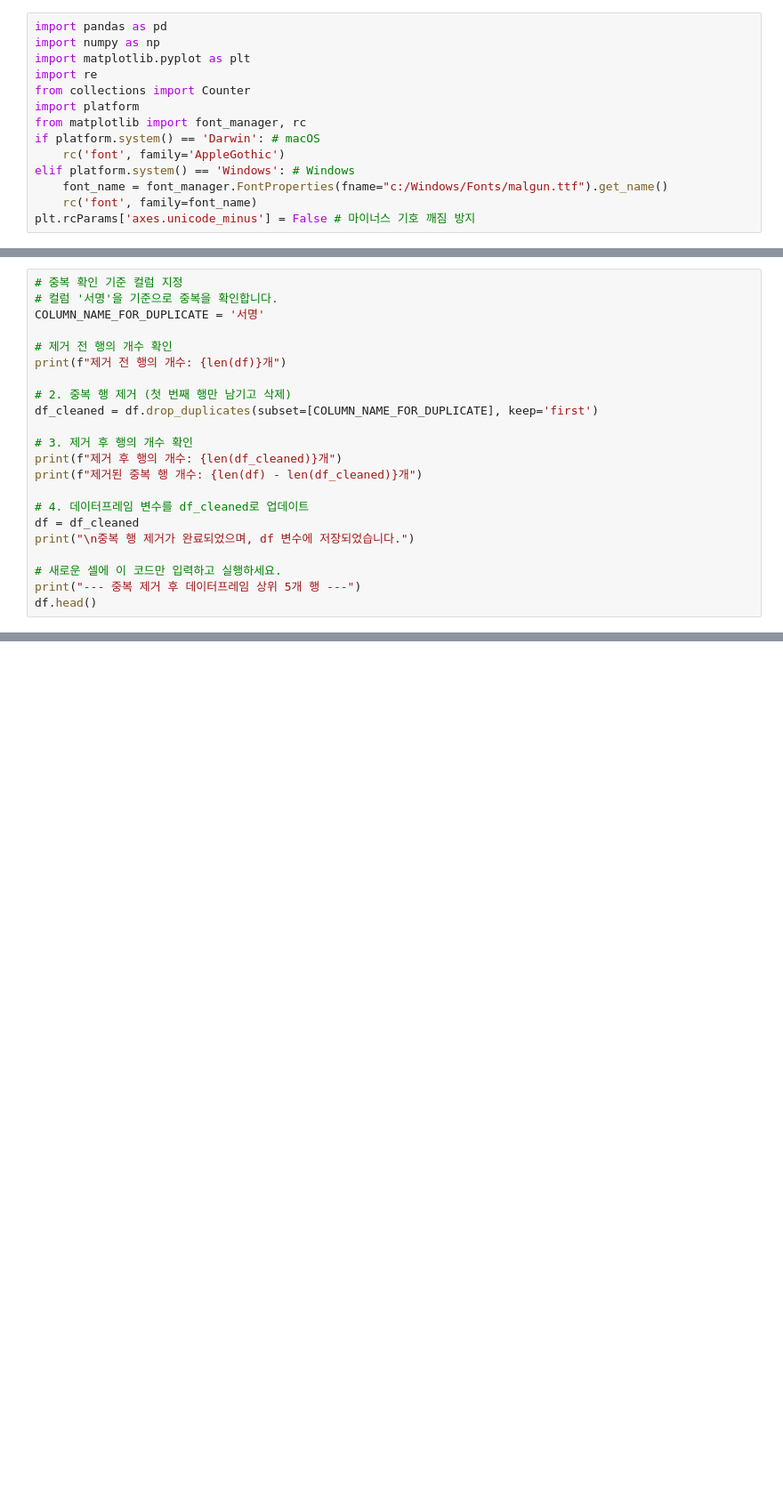
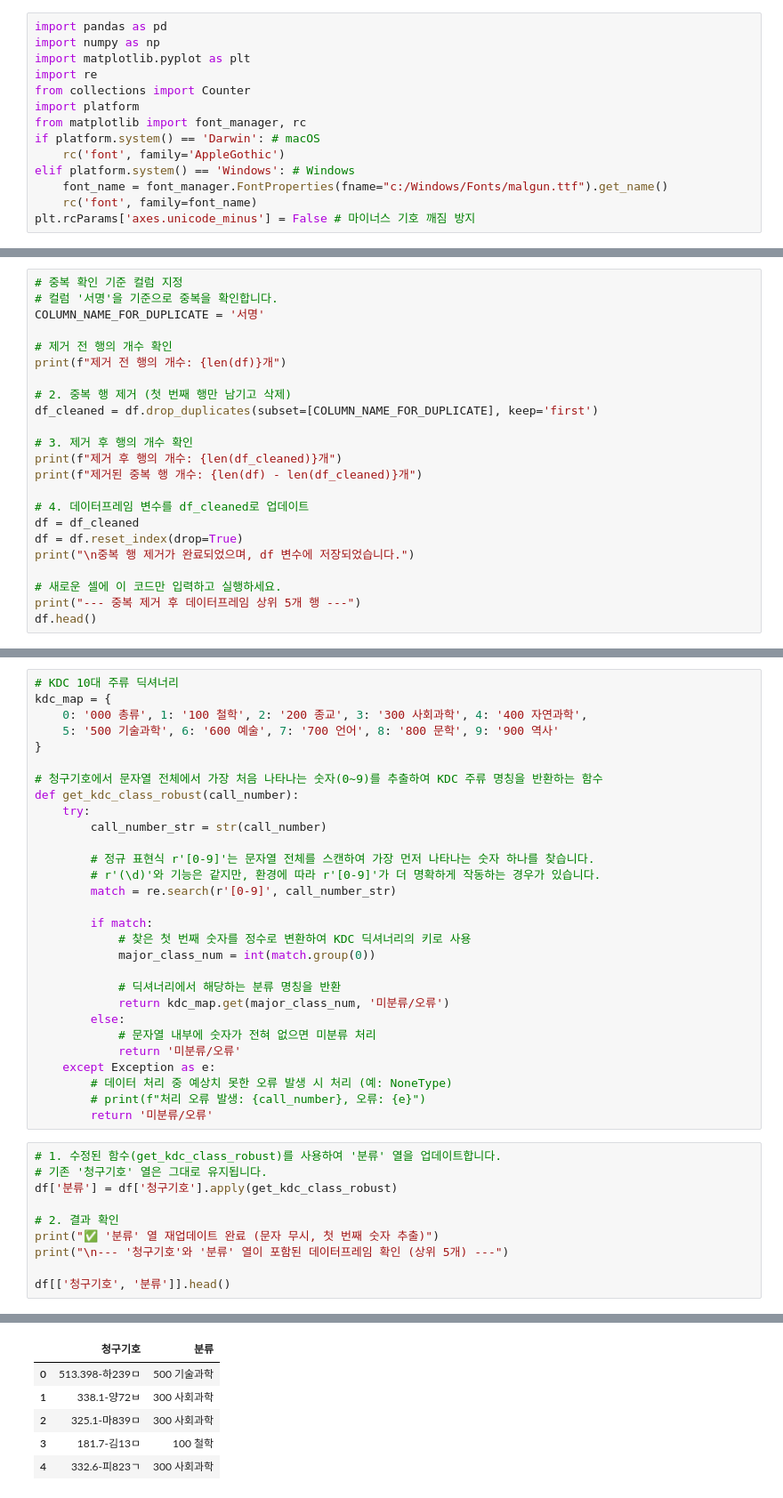
Before and after one commit to PhamPham2S/Book_Borrowing_Analysis, a Jupyter notebook: book_borrowing_analysis.ipynb, the cells around one changed output, grey strips where cells are left out. Shown: that part at 89% size. Drawn from its saved outputs; the diff is of its cells as text; blank space fills up the shorter version.

```diff
--- a/book_borrowing_analysis.ipynb
+++ b/book_borrowing_analysis.ipynb
@@ -58,6 +58,7 @@ print(f"제거된 중복 행 개수: {len(df) - len(df_cleaned)}개")
 
 # 4. 데이터프레임 변수를 df_cleaned로 업데이트
 df = df_cleaned
+df = df.reset_index(drop=True)
 print("\n중복 행 제거가 완료되었으며, df 변수에 저장되었습니다.")
 
 # 새로운 셀에 이 코드만 입력하고 실행하세요.
@@ -571,0 +128,40 @@ else:
+# %%
+# KDC 10대 주류 딕셔너리
+kdc_map = {
+    0: '000 총류', 1: '100 철학', 2: '200 종교', 3: '300 사회과학', 4: '400 자연과학',
+    5: '500 기술과학', 6: '600 예술', 7: '700 언어', 8: '800 문학', 9: '900 역사'
+}
+
+# 청구기호에서 문자열 전체에서 가장 처음 나타나는 숫자(0~9)를 추출하여 KDC 주류 명칭을 반환하는 함수
+def get_kdc_class_robust(call_number):
+    try:
+        call_number_str = str(call_number)
+
+        # 정규 표현식 r'[0-9]'는 문자열 전체를 스캔하여 가장 먼저 나타나는 숫자 하나를 찾습니다.
+        # r'(\d)'와 기능은 같지만, 환경에 따라 r'[0-9]'가 더 명확하게 작동하는 경우가 있습니다.
+        match = re.search(r'[0-9]', call_number_str)
+
+        if match:
+            # 찾은 첫 번째 숫자를 정수로 변환하여 KDC 딕셔너리의 키로 사용
+            major_class_num = int(match.group(0))
+
+            # 딕셔너리에서 해당하는 분류 명칭을 반환
+            return kdc_map.get(major_class_num, '미분류/오류')
+        else:
+            # 문자열 내부에 숫자가 전혀 없으면 미분류 처리
+            return '미분류/오류'
+    except Exception as e:
+        # 데이터 처리 중 예상치 못한 오류 발생 시 처리 (예: NoneType)
+        # print(f"처리 오류 발생: {call_number}, 오류: {e}")
+        return '미분류/오류'
+# %%
+# 1. 수정된 함수(get_kdc_class_robust)를 사용하여 '분류' 열을 업데이트합니다.
+# 기존 '청구기호' 열은 그대로 유지됩니다.
+df['분류'] = df['청구기호'].apply(get_kdc_class_robust)
+
+# 2. 결과 확인
+print("✅ '분류' 열 재업데이트 완료 (문자 무시, 첫 번째 숫자 추출)")
+print("\n--- '청구기호'와 '분류' 열이 포함된 데이터프레임 확인 (상위 5개) ---")
+
+df[['청구기호', '분류']].head()
+# %% [output]
@@ -571,0 +171,6 @@ else:
+|  | 청구기호 | 분류 |
+| 0 | 513.398-하239ㅁ | 500 기술과학 |
+| 1 | 338.1-양72ㅂ | 300 사회과학 |
+| 2 | 325.1-마839ㅁ | 300 사회과학 |
+| 3 | 181.7-김13ㅁ | 100 철학 |
+| 4 | 332.6-피823ㄱ | 300 사회과학 |
```
Also changed, not shown: parts of 20 cells of this notebook.
